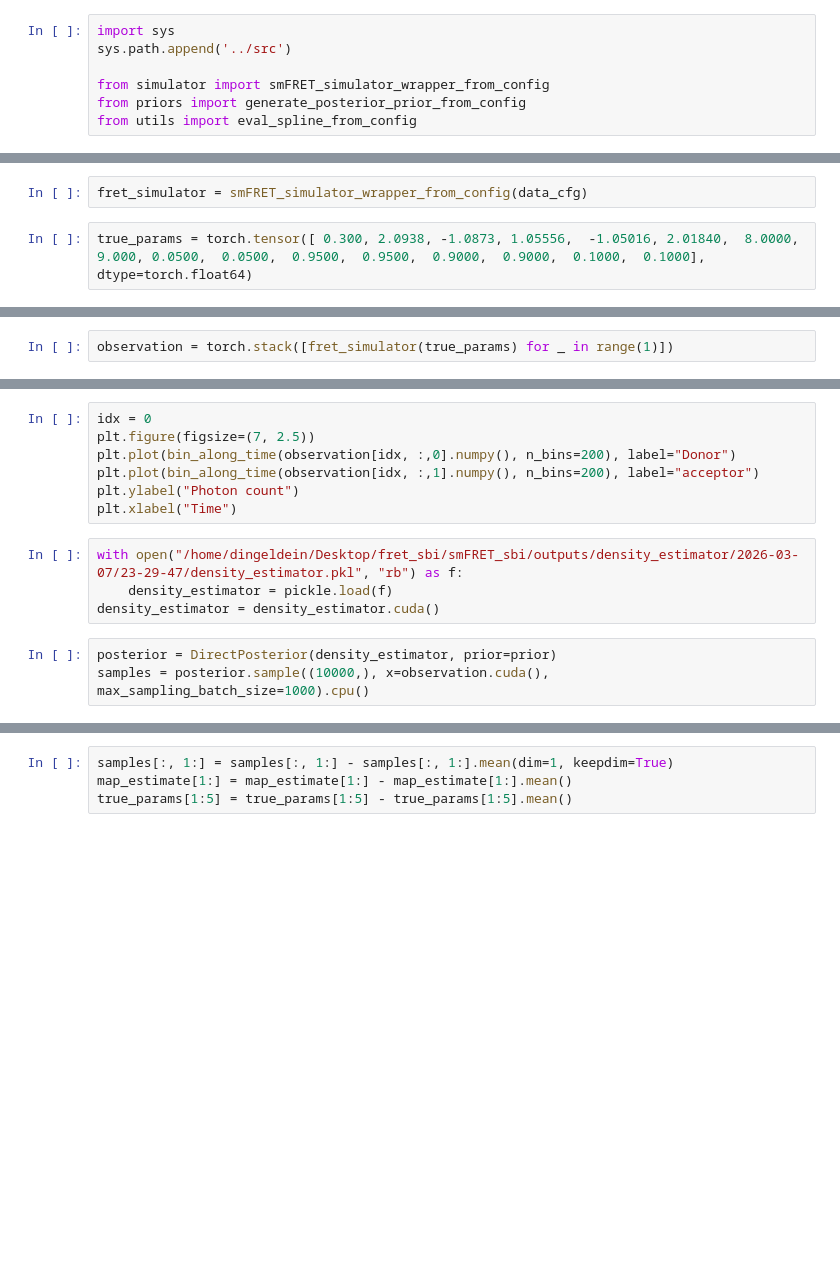
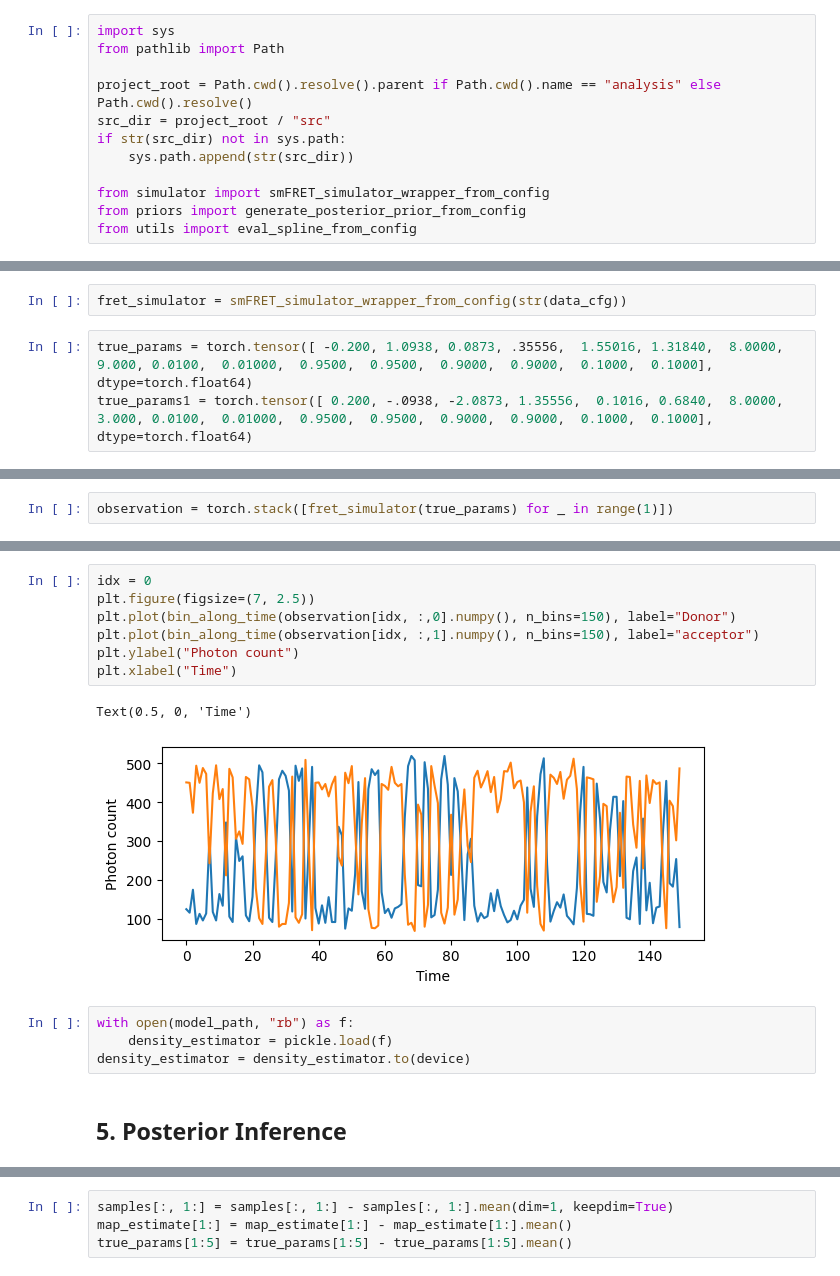
Before and after one commit to covinolab/smFRET_sbi, a Jupyter notebook: analysis/eval_posterior.ipynb, the cells around one changed output, grey strips where cells are left out. Drawn from its saved outputs; the diff is of its cells as text; blank space fills up the shorter version.

Commit message:
updated configs and workflows

```diff
--- a/analysis/eval_posterior.ipynb
+++ b/analysis/eval_posterior.ipynb
@@ -10,6 +14,11 @@ from sbi.inference.posteriors import DirectPosterior
 # %%
 import sys
-sys.path.append('../src')
+from pathlib import Path
+
+project_root = Path.cwd().resolve().parent if Path.cwd().name == "analysis" else Path.cwd().resolve()
+src_dir = project_root / "src"
+if str(src_dir) not in sys.path:
+    sys.path.append(str(src_dir))
 
 from simulator import smFRET_simulator_wrapper_from_config
 from priors import generate_posterior_prior_from_config
@@ -28,6 +134,7 @@ def bin_along_time(x, n_bins=100):
         x_binned[i] = np.sum(x[i*n_per_bin:(i+1)*n_per_bin])
     return x_binned
 # %%
-fret_simulator = smFRET_simulator_wrapper_from_config(data_cfg)
+fret_simulator = smFRET_simulator_wrapper_from_config(str(data_cfg))
 # %%
-true_params = torch.tensor([ 0.300, 2.0938, -1.0873, 1.05556,  -1.05016, 2.01840,  8.0000, 9.000, 0.0500,  0.0500,  0.9500,  0.9500,  0.9000,  0.9000,  0.1000,  0.1000], dtype=torch.float64)
+true_params = torch.tensor([ -0.200, 1.0938, 0.0873, .35556,  1.55016, 1.31840,  8.0000, 9.000, 0.0100,  0.01000,  0.9500,  0.9500,  0.9000,  0.9000,  0.1000,  0.1000], dtype=torch.float64)
+true_params1 = torch.tensor([ 0.200, -.0938, -2.0873, 1.35556,  0.1016, 0.6840,  8.0000, 3.000, 0.0100,  0.01000,  0.9500,  0.9500,  0.9000,  0.9000,  0.1000,  0.1000], dtype=torch.float64)
@@ -51,14 +169,16 @@ observation.sum()
 # %%
 idx = 0
 plt.figure(figsize=(7, 2.5))
-plt.plot(bin_along_time(observation[idx, :,0].numpy(), n_bins=200), label="Donor")
-plt.plot(bin_along_time(observation[idx, :,1].numpy(), n_bins=200), label="acceptor")
+plt.plot(bin_along_time(observation[idx, :,0].numpy(), n_bins=150), label="Donor")
+plt.plot(bin_along_time(observation[idx, :,1].numpy(), n_bins=150), label="acceptor")
 plt.ylabel("Photon count")
 plt.xlabel("Time")
+# %% [output]
+Text(0.5, 0, 'Time')
+[figure, added]
 # %%
-with open("/home/dingeldein/Desktop/fret_sbi/smFRET_sbi/outputs/density_estimator/2026-03-07/23-29-47/density_estimator.pkl", "rb") as f:
+with open(model_path, "rb") as f:
     density_estimator = pickle.load(f)
-density_estimator = density_estimator.cuda()
+density_estimator = density_estimator.to(device)
-# %%
-posterior = DirectPosterior(density_estimator, prior=prior)
-samples = posterior.sample((10000,), x=observation.cuda(), max_sampling_batch_size=1000).cpu()
+# %% [markdown]
+## 5. Posterior Inference
```
Also changed, not shown: parts of 18 cells of this notebook, 8 other files.
